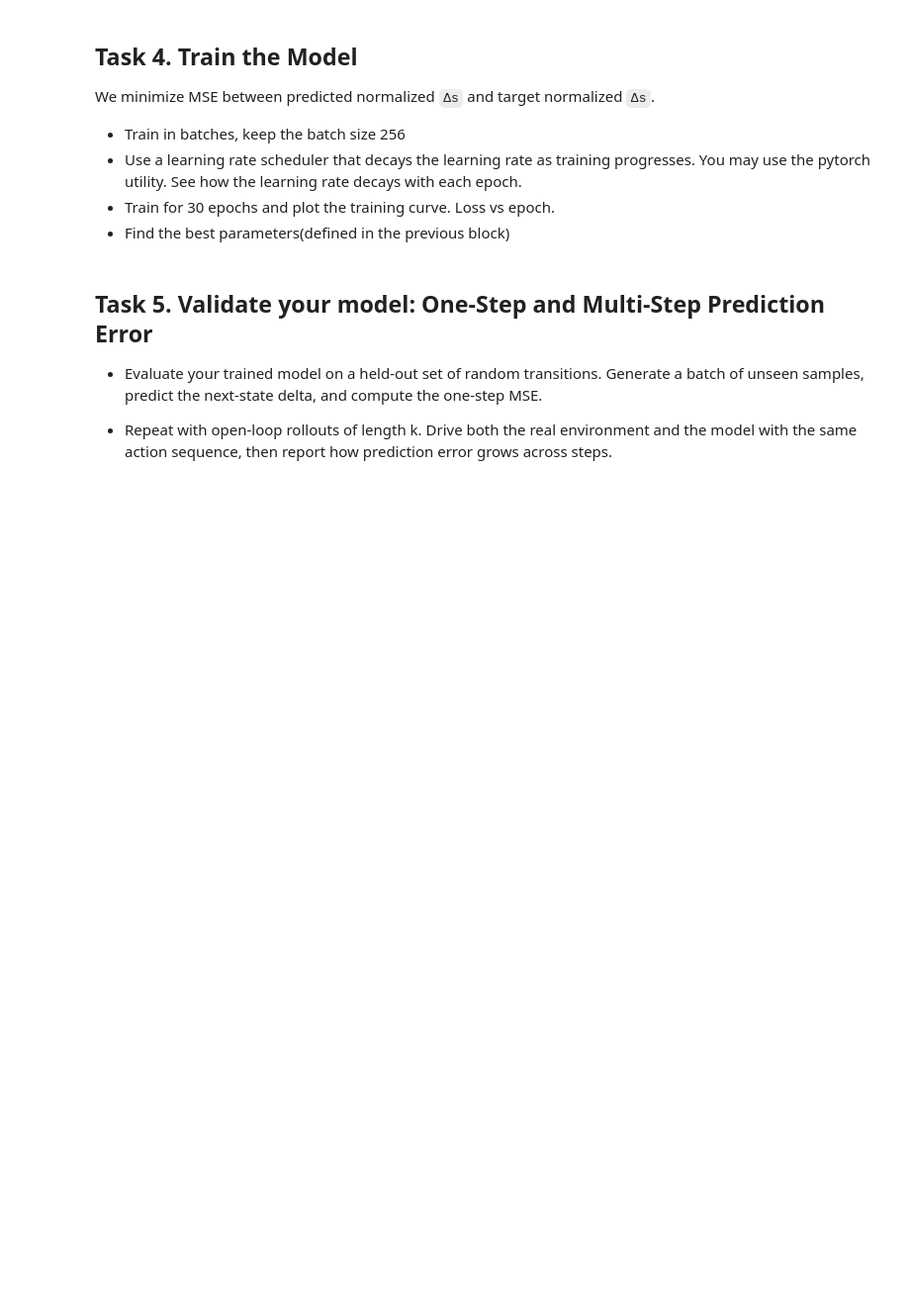
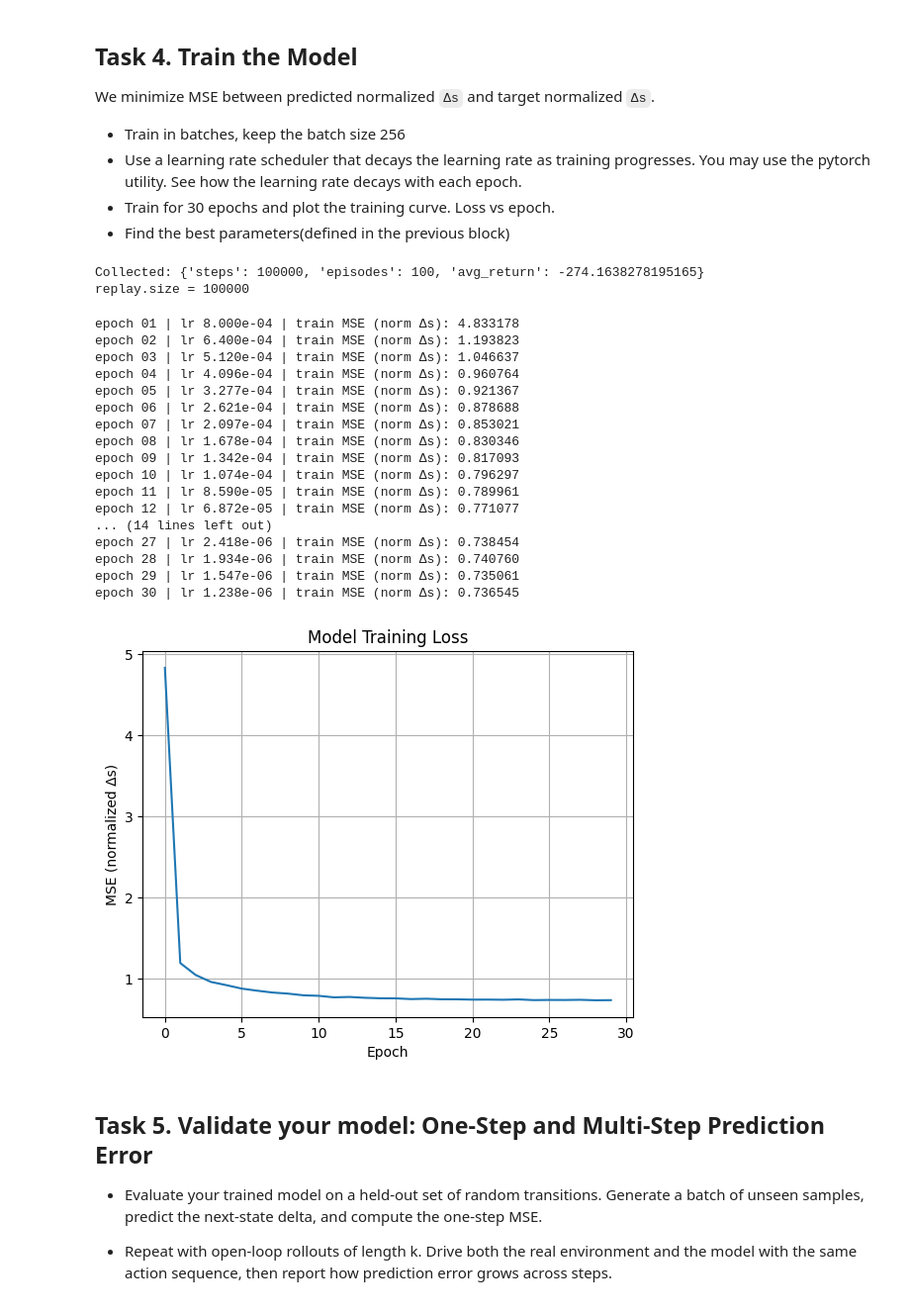
Before and after one commit to JuanCarlos-TiqueRangel/Reinforcement_Learning, a Jupyter notebook: lab10_half_cheetah_dynamics.ipynb, the cells around one changed output. Shown at 99% size. Saved outputs shown, nothing was run; the diff lists cells and outputs as text; code cells hidden in the pictures; blank space fills up the shorter version.

```diff
--- a/lab10_half_cheetah_dynamics.ipynb
+++ b/lab10_half_cheetah_dynamics.ipynb
@@ -389,3 +466,58 @@ def train_model(model, replay, epochs=30, batch_size=256):
+# %%
+# A) Make env + replay (or reuse if already exists)
+import gymnasium as gym
+env = gym.make("HalfCheetah-v4")
+
+obs_dim = env.observation_space.shape[0]
+act_dim = env.action_space.shape[0]
+
+# IMPORTANT: don't overwrite a filled buffer. Recreate only if missing or empty.
+try:
+    _ = replay.size
+except NameError:
+    replay = Replay(obs_dim, act_dim, capacity=300_000)
+
+if replay.size == 0:
+    stats = collect_random(env, replay, steps=100_000, seed=42)
+    print("Collected:", stats)
+else:
+    print(f"Replay already has {replay.size} steps.")
+
+print("replay.size =", replay.size)
+assert replay.size > 0
+# %% [output]
+Collected: {'steps': 100000, 'episodes': 100, 'avg_return': -274.1638278195165}
+replay.size = 100000
+# %%
+losses = train_model(model, replay, epochs=30, batch_size=256, iters_per_epoch=500)
+
+import matplotlib.pyplot as plt
+plt.figure()
+plt.plot(losses)
+plt.xlabel("Epoch")
+plt.ylabel("MSE (normalized Δs)")
+plt.title("Model Training Loss")
+plt.grid()
+plt.show()
+# %% [output]
+epoch 01 | lr 8.000e-04 | train MSE (norm Δs): 4.833178
+epoch 02 | lr 6.400e-04 | train MSE (norm Δs): 1.193823
+epoch 03 | lr 5.120e-04 | train MSE (norm Δs): 1.046637
+epoch 04 | lr 4.096e-04 | train MSE (norm Δs): 0.960764
+epoch 05 | lr 3.277e-04 | train MSE (norm Δs): 0.921367
+epoch 06 | lr 2.621e-04 | train MSE (norm Δs): 0.878688
+epoch 07 | lr 2.097e-04 | train MSE (norm Δs): 0.853021
+epoch 08 | lr 1.678e-04 | train MSE (norm Δs): 0.830346
+epoch 09 | lr 1.342e-04 | train MSE (norm Δs): 0.817093
+epoch 10 | lr 1.074e-04 | train MSE (norm Δs): 0.796297
+epoch 11 | lr 8.590e-05 | train MSE (norm Δs): 0.789961
+epoch 12 | lr 6.872e-05 | train MSE (norm Δs): 0.771077
+... (14 lines left out)
+epoch 27 | lr 2.418e-06 | train MSE (norm Δs): 0.738454
+epoch 28 | lr 1.934e-06 | train MSE (norm Δs): 0.740760
+epoch 29 | lr 1.547e-06 | train MSE (norm Δs): 0.735061
+epoch 30 | lr 1.238e-06 | train MSE (norm Δs): 0.736545
+[figure, added]
 # %% [markdown]
 ## Task 5. Validate your model: One-Step and Multi-Step Prediction Error
 
```
Also changed, not shown: parts of 4 cells of this notebook.
